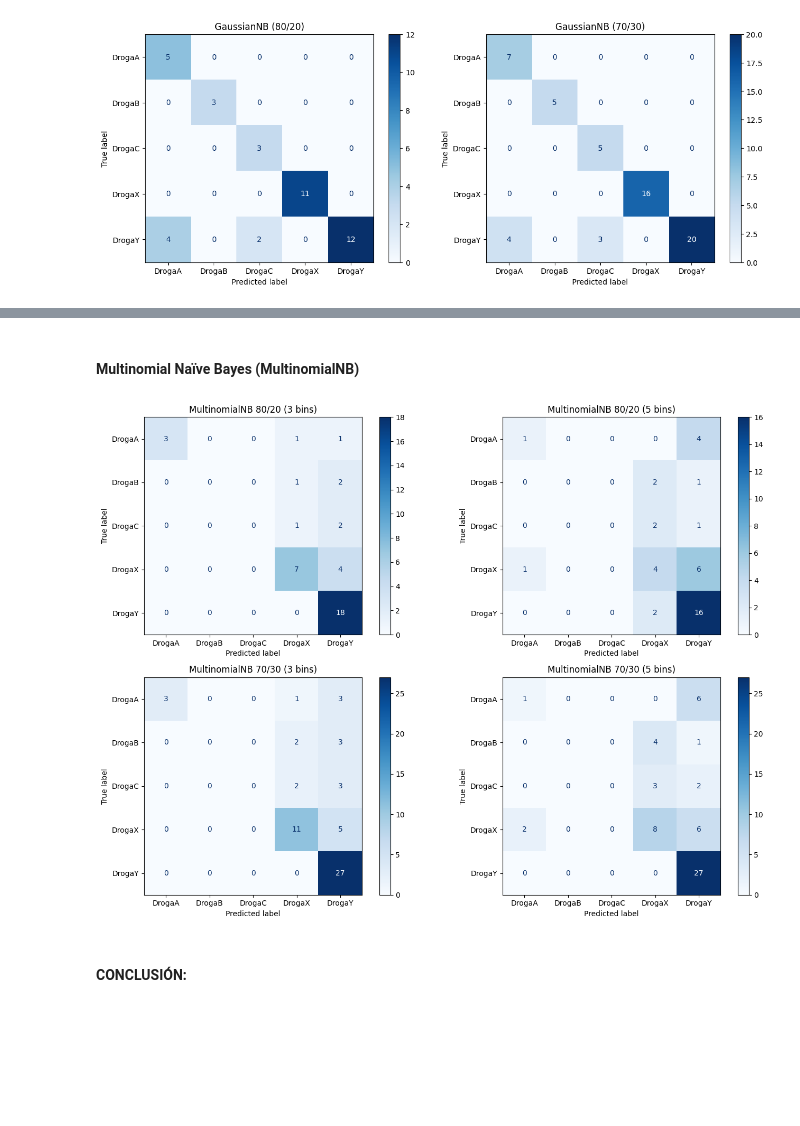
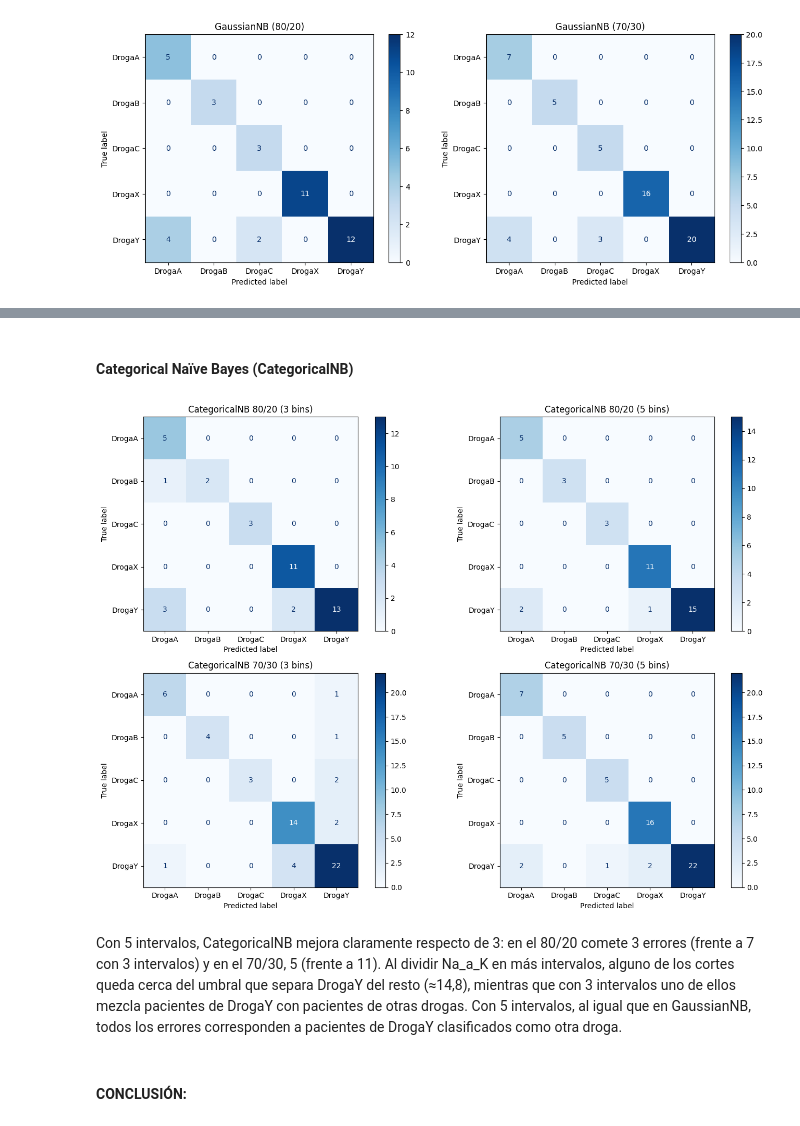
Before and after one commit to CaroRuiz92/TPs_Mineria_Datos, a Jupyter notebook: TP2/Trabajo_Practico_Nro_2_Bartomioli_Ruiz.ipynb, the cells around one changed output, grey strips where cells are left out. Saved outputs shown, nothing was run; the diff lists cells and outputs as text; code cells hidden in the pictures; blank space fills up the shorter version.

Commit message:
Correcciones sobre knn y bayes ing

```diff
--- a/TP2/Trabajo_Practico_Nro_2_Bartomioli_Ruiz.ipynb
+++ b/TP2/Trabajo_Practico_Nro_2_Bartomioli_Ruiz.ipynb
@@ -1397,2 +1404,2 @@ plt.show()
 # %% [markdown]
-#### Multinomial Naïve Bayes (MultinomialNB)
+#### Categorical Naïve Bayes (CategoricalNB)
@@ -1409,10 +1420,10 @@ X1_train_5, y1_train_5 = farmac1_train_5[cols_predictoras_disc], farmac1_train_5
 X1_test_5,  y1_test_5  = farmac1_test_5[cols_predictoras_disc],  farmac1_test_5['Droga_cod']
 
 
-# MultinomialNB - Entrenamiento y Evaluación en 80/20
+# CategoricalNB - Entrenamiento y Evaluación en 80/20
 
 # 3 bins
-clf_MNB_80_3 = MultinomialNB()
+clf_MNB_80_3 = CategoricalNB()
 clf_MNB_80_3.fit(X1_train_3, y1_train_3)
 pred_MNB_80_3 = clf_MNB_80_3.predict(X1_test_3)
 
@@ -1421,7 +1432,7 @@ prec_MNB_80_3 = precision_score(y1_test_3, pred_MNB_80_3, average='macro', zero_
 rec_MNB_80_3 = recall_score(y1_test_3, pred_MNB_80_3, average='macro', zero_division=0)
 
 # 5 bins
-clf_MNB_80_5 = MultinomialNB()
+clf_MNB_80_5 = CategoricalNB()
 clf_MNB_80_5.fit(X1_train_5, y1_train_5)
 pred_MNB_80_5 = clf_MNB_80_5.predict(X1_test_5)
 
@@ -1440,10 +1451,10 @@ X2_test_3,  y2_test_3  = farmac2_test_3[cols_predictoras_disc],  farmac2_test_3[
 X2_train_5, y2_train_5 = farmac2_train_5[cols_predictoras_disc], farmac2_train_5['Droga_cod']
 X2_test_5,  y2_test_5  = farmac2_test_5[cols_predictoras_disc],  farmac2_test_5['Droga_cod']
 
-# MultinomialNB - Entrenamiento y Evaluación en 70/30
+# CategoricalNB - Entrenamiento y Evaluación en 70/30
 
 # 3 bins
-clf_MNB_70_3 = MultinomialNB()
+clf_MNB_70_3 = CategoricalNB()
 clf_MNB_70_3.fit(X2_train_3, y2_train_3)
 pred_MNB_70_3 = clf_MNB_70_3.predict(X2_test_3)
 
@@ -1452,7 +1463,7 @@ prec_MNB_70_3 = precision_score(y2_test_3, pred_MNB_70_3, average='macro', zero_
 rec_MNB_70_3 = recall_score(y2_test_3, pred_MNB_70_3, average='macro', zero_division=0)
 
 # 5 bins
-clf_MNB_70_5 = MultinomialNB()
+clf_MNB_70_5 = CategoricalNB()
 clf_MNB_70_5.fit(X2_train_5, y2_train_5)
 pred_MNB_70_5 = clf_MNB_70_5.predict(X2_test_5)
 
@@ -1460,25 +1471,27 @@ acc_MNB_70_5 = accuracy_score(y2_test_5, pred_MNB_70_5)
 prec_MNB_70_5 = precision_score(y2_test_5, pred_MNB_70_5, average='macro', zero_division=0)
 rec_MNB_70_5 = recall_score(y2_test_5, pred_MNB_70_5, average='macro', zero_division=0)
 # %%
-# Matrices de Confusión de MultinomialNB
+# Matrices de Confusión de CategoricalNB
 fig, axes = plt.subplots(2, 2, figsize=(14, 10))
 
 ConfusionMatrixDisplay.from_predictions(y1_test_3, pred_MNB_80_3, display_labels=nombres_clases, cmap=plt.cm.Blues, ax=axes[0, 0])
-axes[0, 0].set_title("MultinomialNB 80/20 (3 bins)")
+axes[0, 0].set_title("CategoricalNB 80/20 (3 bins)")
 
 ConfusionMatrixDisplay.from_predictions(y1_test_5, pred_MNB_80_5, display_labels=nombres_clases, cmap=plt.cm.Blues, ax=axes[0, 1])
-axes[0, 1].set_title("MultinomialNB 80/20 (5 bins)")
+axes[0, 1].set_title("CategoricalNB 80/20 (5 bins)")
 
 ConfusionMatrixDisplay.from_predictions(y2_test_3, pred_MNB_70_3, display_labels=nombres_clases, cmap=plt.cm.Blues, ax=axes[1, 0])
-axes[1, 0].set_title("MultinomialNB 70/30 (3 bins)")
+axes[1, 0].set_title("CategoricalNB 70/30 (3 bins)")
 
 ConfusionMatrixDisplay.from_predictions(y2_test_5, pred_MNB_70_5, display_labels=nombres_clases, cmap=plt.cm.Blues, ax=axes[1, 1])
-axes[1, 1].set_title("MultinomialNB 70/30 (5 bins)")
+axes[1, 1].set_title("CategoricalNB 70/30 (5 bins)")
 
 plt.tight_layout()
 plt.show()
 # %% [output]
-[figure, old version]
+[figure, new version]
+# %% [markdown]
+Con 5 intervalos, CategoricalNB mejora claramente respecto de 3: en el 80/20 comete 3 errores (frente a 7 con 3 intervalos) y en el 70/30, 5 (frente a 11). Al dividir Na_a_K en más intervalos, alguno de los cortes queda cerca del umbral que separa DrogaY del resto (≈14,8), mientras que con 3 intervalos uno de ellos mezcla pacientes de DrogaY con pacientes de otras drogas. Con 5 intervalos, al igual que en GaussianNB, todos los errores corresponden a pacientes de DrogaY clasificados como otra droga.
 # %% [markdown]
 #### CONCLUSIÓN:
 # %%
```
Also changed, not shown: parts of 21 cells of this notebook.
